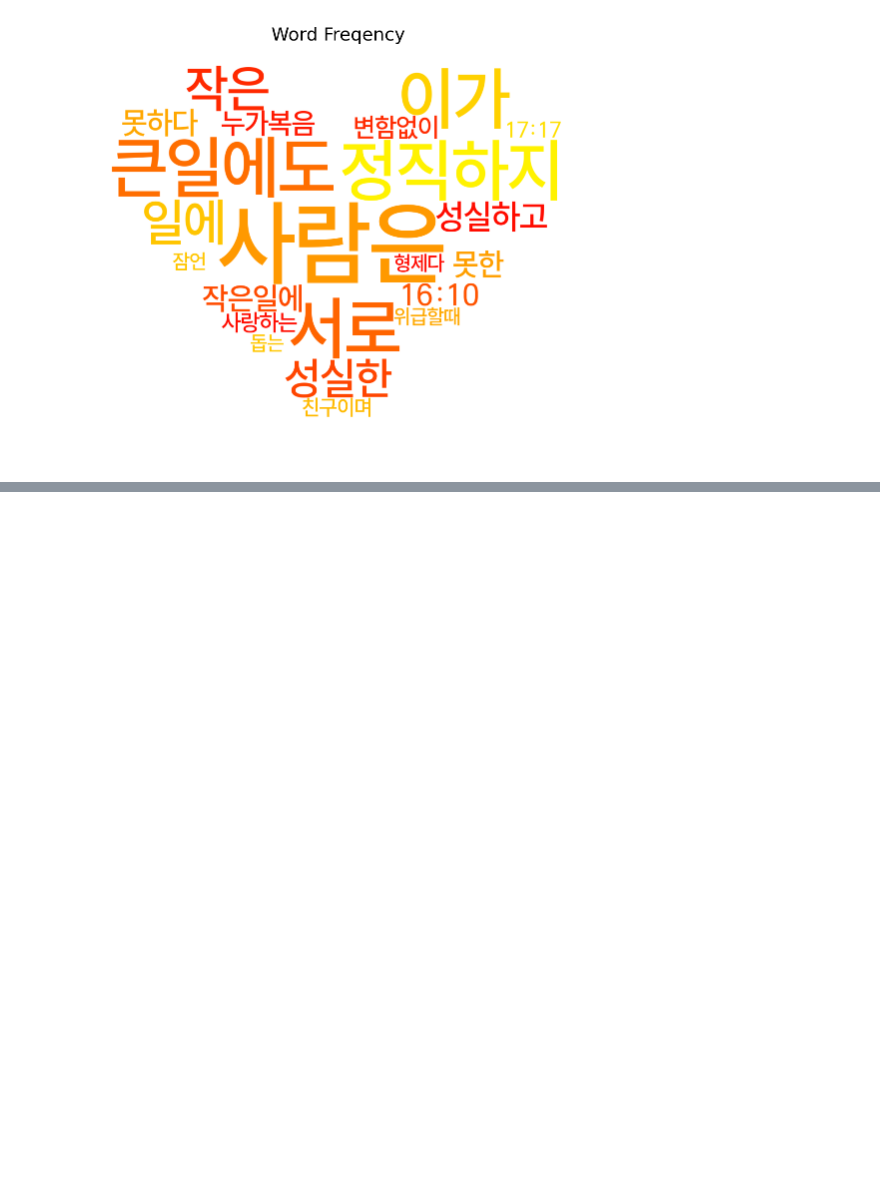
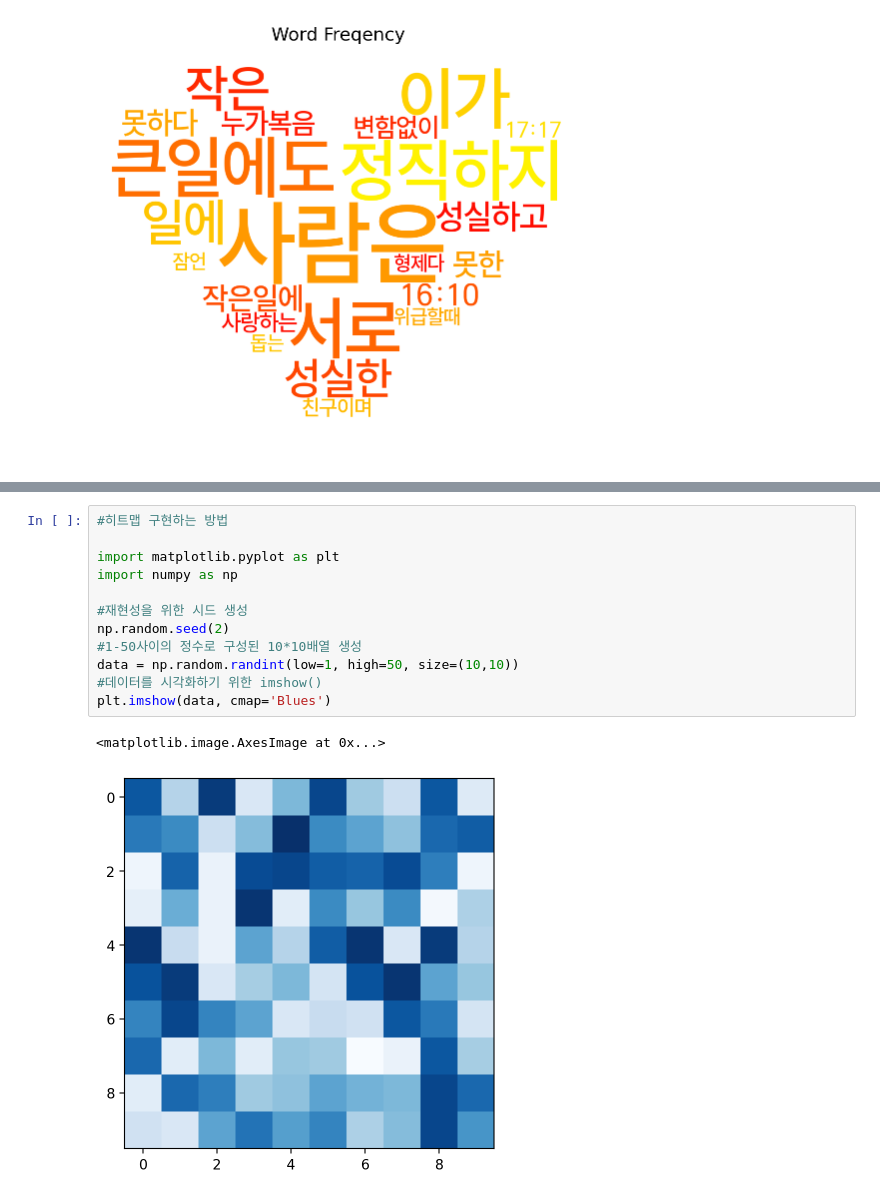
Before and after one commit to jennyshin01/python, a Jupyter notebook: 병수띠_기말고사_작업.ipynb, the cells around one changed output, grey strips where cells are left out. Saved outputs shown, nothing was run; the diff lists cells and outputs as text; blank space fills up the shorter version.

```diff
--- a/병수띠_기말고사_작업.ipynb
+++ b/병수띠_기말고사_작업.ipynb
@@ -475,0 +529,15 @@ plt.show()
+# %%
+#히트맵 구현하는 방법
+
+import matplotlib.pyplot as plt
+import numpy as np
+
+#재현성을 위한 시드 생성
+np.random.seed(2)
+#1-50사이의 정수로 구성된 10*10배열 생성
+data = np.random.randint(low=1, high=50, size=(10,10))
+#데이터를 시각화하기 위한 imshow()
+plt.imshow(data, cmap='Blues')
+# %% [output]
+<matplotlib.image.AxesImage at 0x...>
+[figure, added]
```
Also changed, not shown: parts of 18 cells of this notebook.
